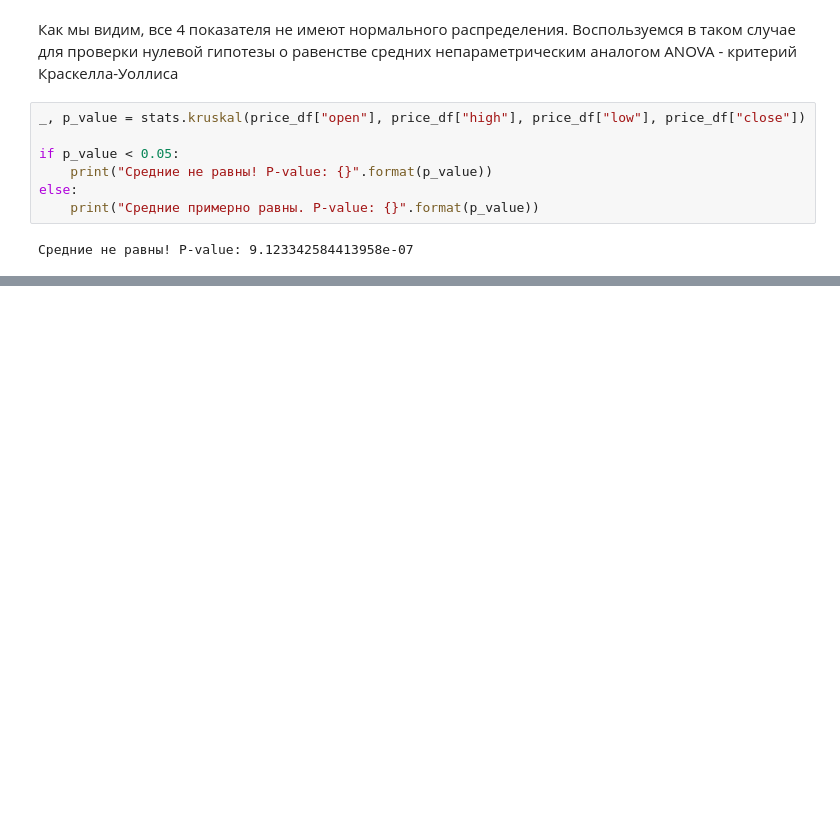
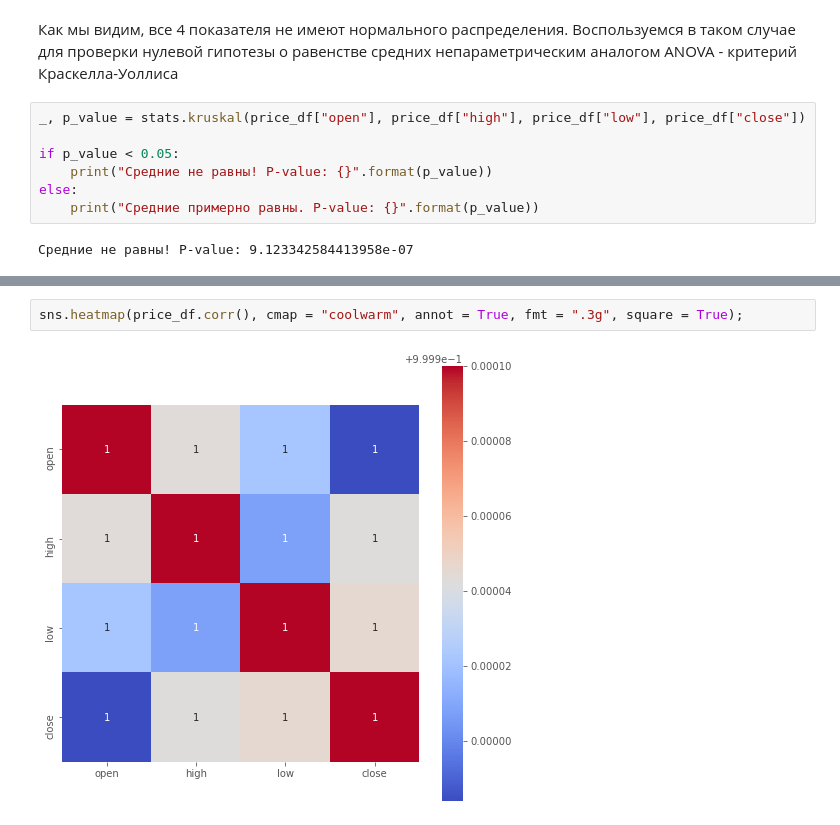
Before and after one commit to LuxAeterna311/DS-researches, a Jupyter notebook: Stocks analysis.ipynb, the cells around one changed output, grey strips where cells are left out. Drawn from its saved outputs; the diff is of its cells as text; blank space fills up the shorter version.

```diff
--- a/Stocks analysis.ipynb
+++ b/Stocks analysis.ipynb
@@ -325,0 +337,4 @@ else:
+# %%
+sns.heatmap(price_df.corr(), cmap = "coolwarm", annot = True, fmt = ".3g", square = True);
+# %% [output]
+[figure, added]
```
Also changed, not shown: parts of 15 cells of this notebook.
